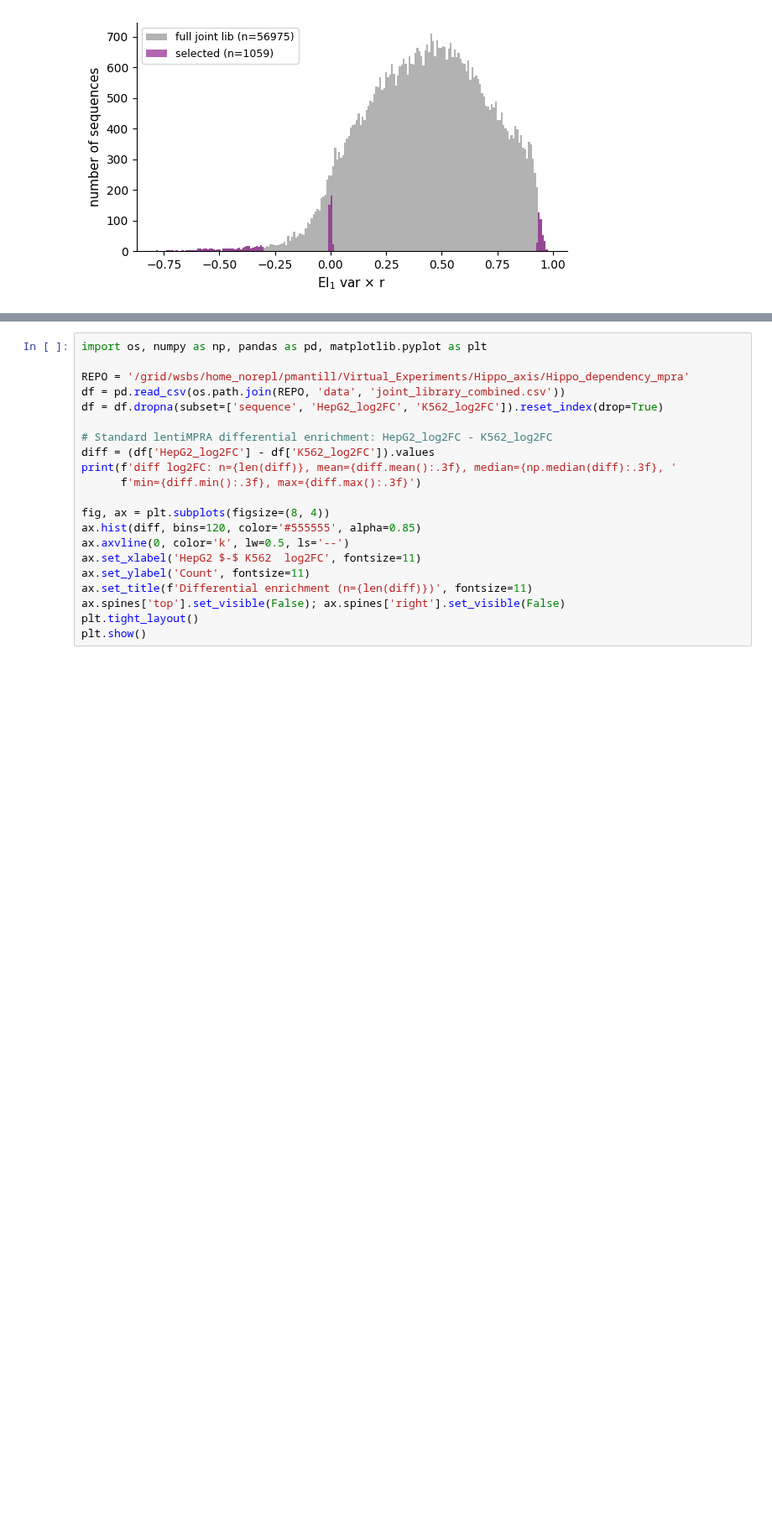
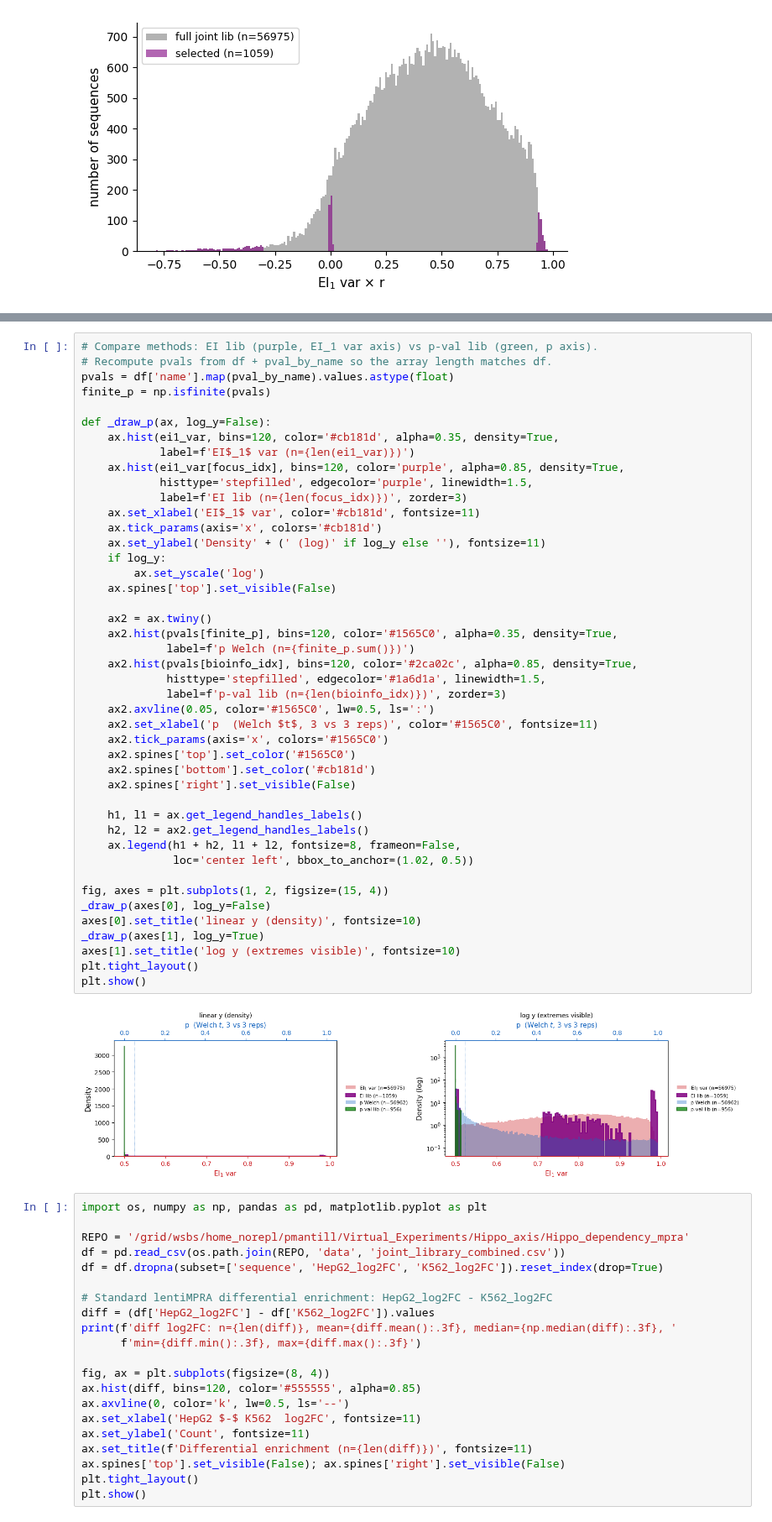
Before and after one commit to pabmantilla/Hippo_dependency_mpra, a Jupyter notebook: genomic_targets/scripts/2d_diff_call/scripts/eixr_distribution.ipynb, the cells around one changed output, grey strips where cells are left out. Shown at 84% size. Drawn from its saved outputs; the diff is of its cells as text; blank space fills up the shorter version.

```diff
--- a/genomic_targets/scripts/2d_diff_call/scripts/eixr_distribution.ipynb
+++ b/genomic_targets/scripts/2d_diff_call/scripts/eixr_distribution.ipynb
@@ -79,3 +169,49 @@ plt.show()
+# %%
+# Compare methods: EI lib (purple, EI_1 var axis) vs p-val lib (green, p axis).
+# Recompute pvals from df + pval_by_name so the array length matches df.
+pvals = df['name'].map(pval_by_name).values.astype(float)
+finite_p = np.isfinite(pvals)
+
+def _draw_p(ax, log_y=False):
+    ax.hist(ei1_var, bins=120, color='#cb181d', alpha=0.35, density=True,
+            label=f'EI$_1$ var (n={len(ei1_var)})')
+    ax.hist(ei1_var[focus_idx], bins=120, color='purple', alpha=0.85, density=True,
+            histtype='stepfilled', edgecolor='purple', linewidth=1.5,
+            label=f'EI lib (n={len(focus_idx)})', zorder=3)
+    ax.set_xlabel('EI$_1$ var', color='#cb181d', fontsize=11)
+    ax.tick_params(axis='x', colors='#cb181d')
+    ax.set_ylabel('Density' + (' (log)' if log_y else ''), fontsize=11)
+    if log_y:
+        ax.set_yscale('log')
+    ax.spines['top'].set_visible(False)
+
+    ax2 = ax.twiny()
+    ax2.hist(pvals[finite_p], bins=120, color='#1565C0', alpha=0.35, density=True,
+             label=f'p Welch (n={finite_p.sum()})')
+    ax2.hist(pvals[bioinfo_idx], bins=120, color='#2ca02c', alpha=0.85, density=True,
+             histtype='stepfilled', edgecolor='#1a6d1a', linewidth=1.5,
+             label=f'p-val lib (n={len(bioinfo_idx)})', zorder=3)
+    ax2.axvline(0.05, color='#1565C0', lw=0.5, ls=':')
+    ax2.set_xlabel('p  (Welch $t$, 3 vs 3 reps)', color='#1565C0', fontsize=11)
+    ax2.tick_params(axis='x', colors='#1565C0')
+    ax2.spines['top'].set_color('#1565C0')
+    ax2.spines['bottom'].set_color('#cb181d')
+    ax2.spines['right'].set_visible(False)
+
+    h1, l1 = ax.get_legend_handles_labels()
+    h2, l2 = ax2.get_legend_handles_labels()
+    ax.legend(h1 + h2, l1 + l2, fontsize=8, frameon=False,
+              loc='center left', bbox_to_anchor=(1.02, 0.5))
+
+fig, axes = plt.subplots(1, 2, figsize=(15, 4))
+_draw_p(axes[0], log_y=False)
+axes[0].set_title('linear y (density)', fontsize=10)
+_draw_p(axes[1], log_y=True)
+axes[1].set_title('log y (extremes visible)', fontsize=10)
+plt.tight_layout()
+plt.show()
+# %% [output]
+[figure, added]
 # %%
 import os, numpy as np, pandas as pd, matplotlib.pyplot as plt
 
```
Also changed, not shown: parts of 4 cells of this notebook.
